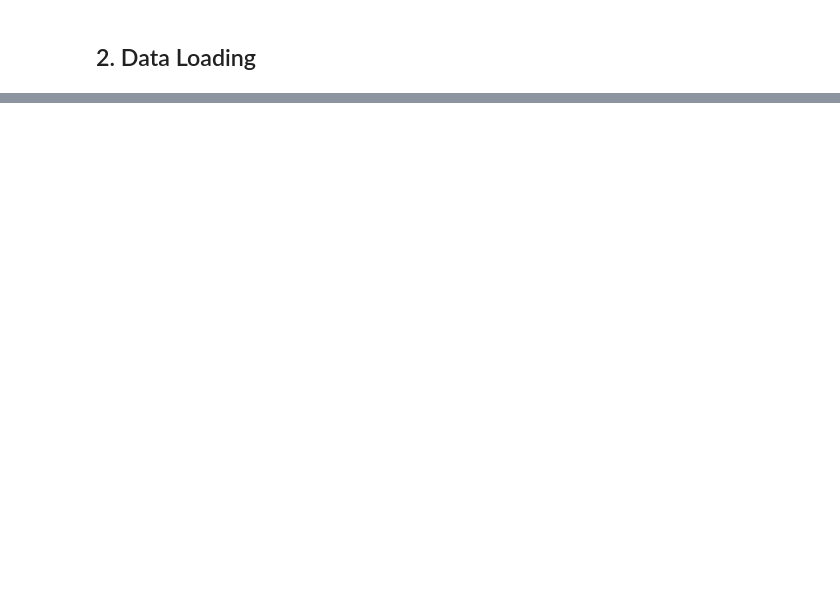
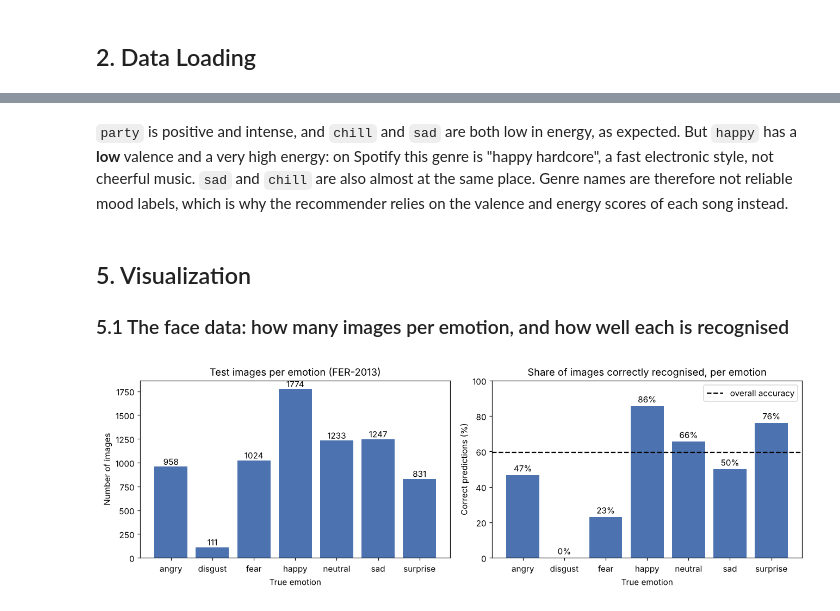
Before and after one commit to ssoossaa/mood-song-recommender, a Jupyter notebook: mood_recommender.ipynb, the cells around one changed output, grey strips where cells are left out. Drawn from its saved outputs; the diff is of its cells as text; code cells hidden in the pictures; blank space fills up the shorter version.

```diff
--- a/mood_recommender.ipynb
+++ b/mood_recommender.ipynb
@@ -71,0 +456,17 @@ def recommend(face_emotion):
+# %%
+points_valence, points_energy, risks = [], [], []
+for _, face_row in faces.iterrows():
+    probabilities = face_probabilities(face_row)
+    valence, energy = emotion_to_point(probabilities)
+    points_valence.append(valence)
+    points_energy.append(energy)
+    risks.append(detect_driving_risk(probabilities))
+
+faces["point_valence"] = points_valence
+faces["point_energy"] = points_energy
+faces["risk"] = risks
+
+# Share of each detected risk, by true emotion (each row sums to 1)
+RISKS = ["tension", "excitement", "low alertness", "none"]
+risk_by_emotion = pd.crosstab(faces["true_emotion"], faces["risk"], normalize="index").reindex(columns=RISKS).round(2)
+risk_by_emotion
@@ -71,0 +586,33 @@ def recommend(face_emotion):
+# %% [markdown]
+`party` is positive and intense, and `chill` and `sad` are both low in energy, as expected. But `happy` has a **low** valence and a very high energy: on Spotify this genre is "happy hardcore", a fast electronic style, not cheerful music. `sad` and `chill` are also almost at the same place. Genre names are therefore not reliable mood labels, which is why the recommender relies on the valence and energy scores of each song instead.
+# %% [markdown]
+## 5. Visualization
+
+### 5.1 The face data: how many images per emotion, and how well each is recognised
+# %%
+counts = faces["true_emotion"].value_counts().reindex(EMOTIONS)
+accuracy = faces.groupby("true_emotion")["correct"].mean().reindex(EMOTIONS)
+
+fig, (ax1, ax2) = plt.subplots(1, 2, figsize=(12, 4))
+
+ax1.bar(counts.index, counts.values, color="#4C72B0")
+ax1.set_title("Test images per emotion (FER-2013)")
+ax1.set_xlabel("True emotion")
+ax1.set_ylabel("Number of images")
+for x, value in enumerate(counts.values):
+    ax1.text(x, value + 20, str(value), ha="center")
+
+ax2.bar(accuracy.index, accuracy.values * 100, color="#4C72B0")
+ax2.axhline(faces["correct"].mean() * 100, color="black", linestyle="--", label="overall accuracy")
+ax2.set_title("Share of images correctly recognised, per emotion")
+ax2.set_xlabel("True emotion")
+ax2.set_ylabel("Correct predictions (%)")
+ax2.set_ylim(0, 100)
+for x, value in enumerate(accuracy.values):
+    ax2.text(x, value * 100 + 2, f"{value:.0%}", ha="center")
+ax2.legend()
+
+plt.tight_layout()
+plt.show()
+# %% [output]
+[figure, added]
```
Also changed, not shown: parts of 47 cells of this notebook, 31 other files.
